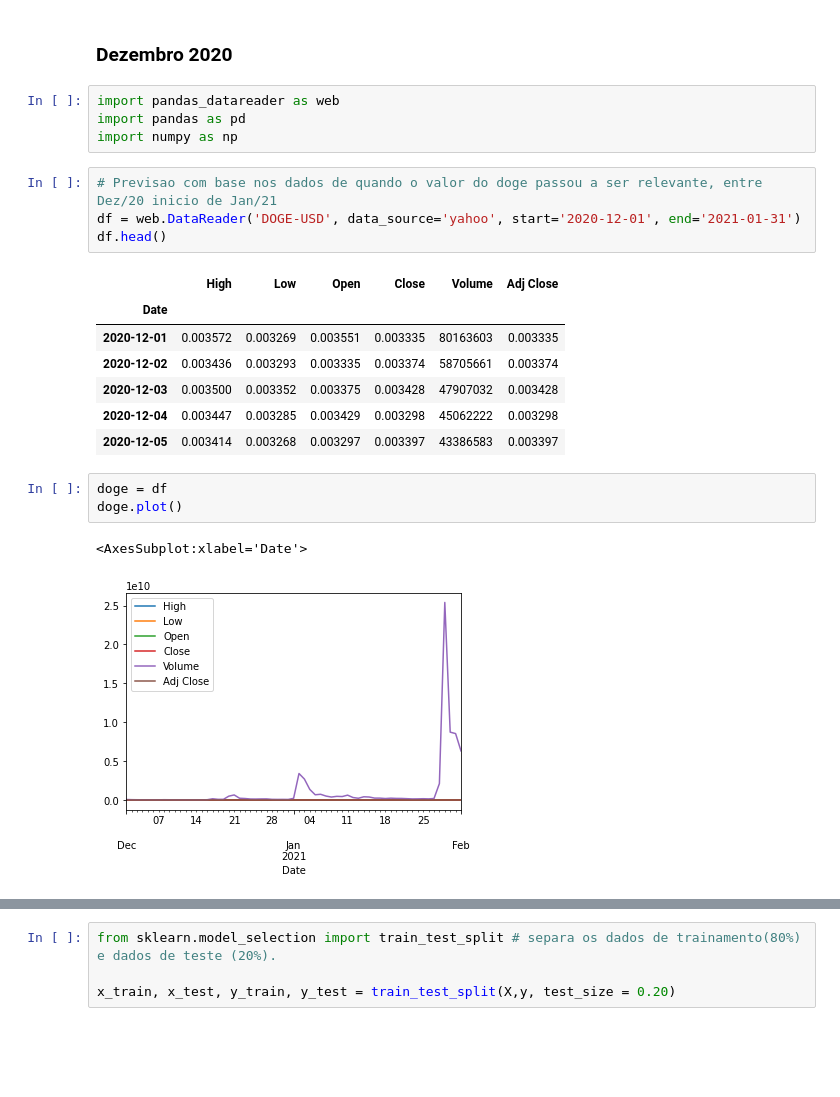
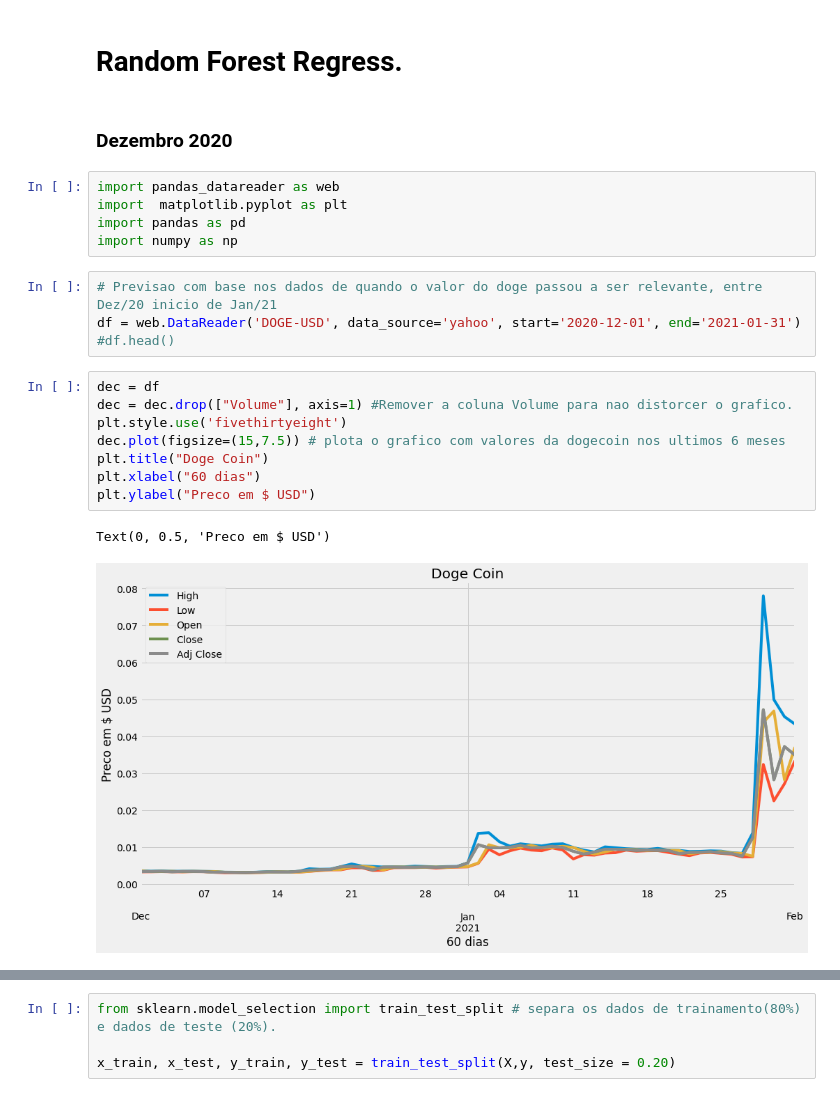
Before and after one commit to CEODINIZ/P2-Dados, a Jupyter notebook: Doge Ramdom Forest Regression.ipynb, the cells around one changed output, grey strips where cells are left out. Saved outputs shown, nothing was run; the diff lists cells and outputs as text; blank space fills up the shorter version.

```diff
--- a/Doge Ramdom Forest Regression.ipynb
+++ b/Doge Ramdom Forest Regression.ipynb
@@ -1,25 +8,25 @@
+# %% [markdown]
+# Random Forest Regress.
 # %% [markdown]
 ### Dezembro 2020
 # %%
 import pandas_datareader as web
+import  matplotlib.pyplot as plt
 import pandas as pd
 import numpy as np
 # %%
 # Previsao com base nos dados de quando o valor do doge passou a ser relevante, entre Dez/20 inicio de Jan/21
 df = web.DataReader('DOGE-USD', data_source='yahoo', start='2020-12-01', end='2021-01-31')
-df.head()
+#df.head()
-# %% [output]
-|  | High | Low | Open | Close | Volume | Adj Close |
-| Date |  |  |  |  |  |  |
-| 2020-12-01 | 0.003572 | 0.003269 | 0.003551 | 0.003335 | 80163603 | 0.003335 |
-| 2020-12-02 | 0.003436 | 0.003293 | 0.003335 | 0.003374 | 58705661 | 0.003374 |
-| 2020-12-03 | 0.003500 | 0.003352 | 0.003375 | 0.003428 | 47907032 | 0.003428 |
-| 2020-12-04 | 0.003447 | 0.003285 | 0.003429 | 0.003298 | 45062222 | 0.003298 |
-| 2020-12-05 | 0.003414 | 0.003268 | 0.003297 | 0.003397 | 43386583 | 0.003397 |
-# %%
-doge = df
-doge.plot()
-# %% [output]
-<AxesSubplot:xlabel='Date'>
-[figure, removed]
+# %%
+dec = df
+dec = dec.drop(["Volume"], axis=1) #Remover a coluna Volume para nao distorcer o grafico.
+plt.style.use('fivethirtyeight')
+dec.plot(figsize=(15,7.5)) # plota o grafico com valores da dogecoin nos ultimos 6 meses
+plt.title("Doge Coin")
+plt.xlabel("60 dias")
+plt.ylabel("Preco em $ USD")
+# %% [output]
+Text(0, 0.5, 'Preco em $ USD')
+[figure, added]
 # %%
```
Also changed, not shown: parts of 114 cells of this notebook.
